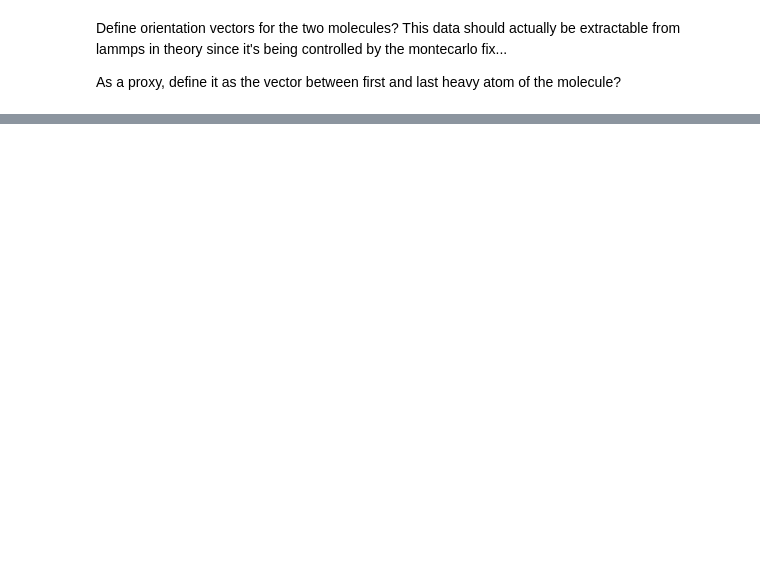
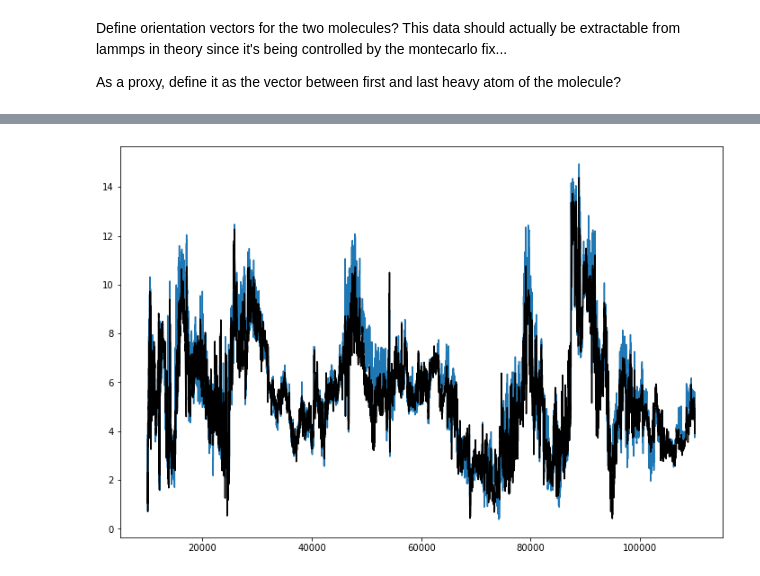
Before and after one commit to rramji/qd-crosslink, a Jupyter notebook: mc-analysis.ipynb, the cells around one changed output, grey strips where cells are left out. Saved outputs shown, nothing was run; the diff lists cells and outputs as text; code cells hidden in the pictures; blank space fills up the shorter version.

```diff
--- a/mc-analysis.ipynb
+++ b/mc-analysis.ipynb
@@ -124,0 +124,8 @@ for i in test.atoms:
+# %%
+plt.figure(figsize=(12,8))
+
+plt.plot(x,mass_distance)
+plt.plot(x,geo_distance, color="black")
+plt.show()
+# %% [output]
+[figure, added]
```
Also changed, not shown: parts of 18 cells of this notebook.
